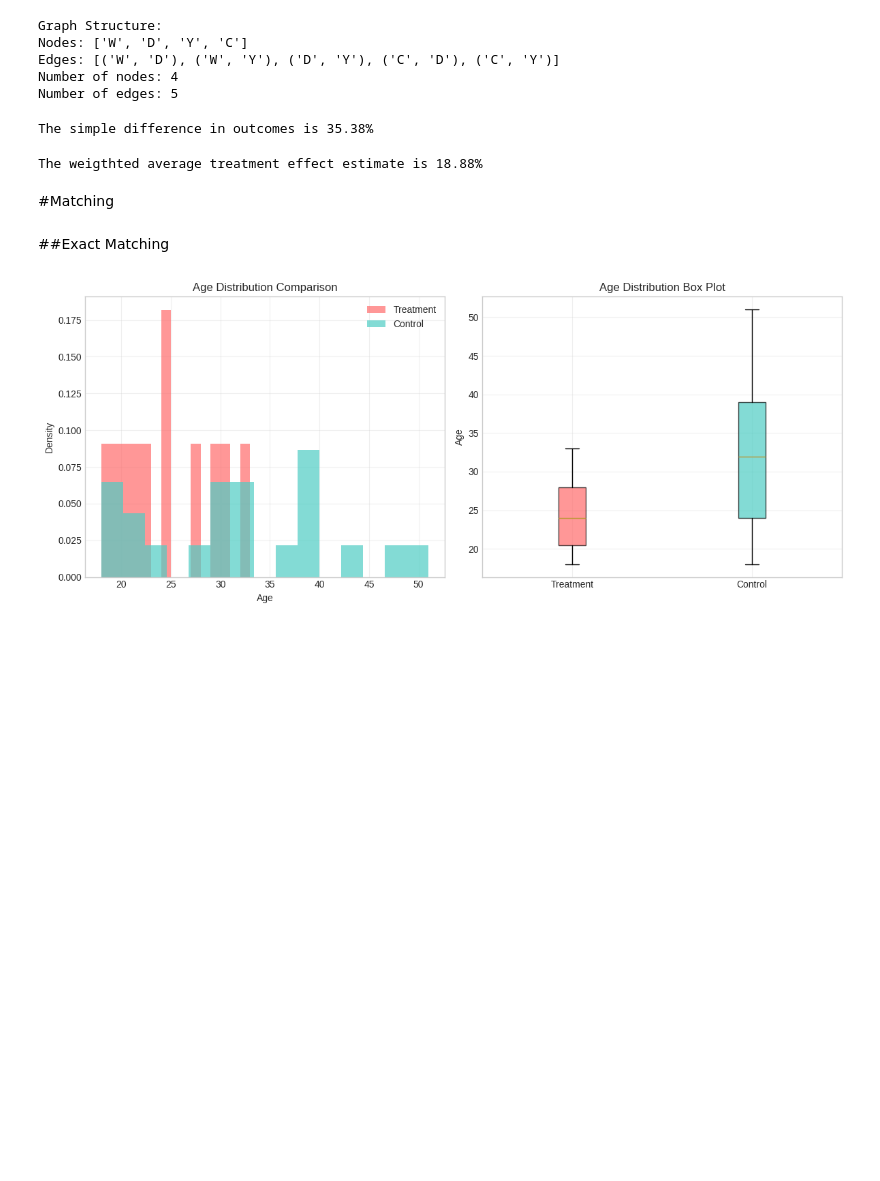
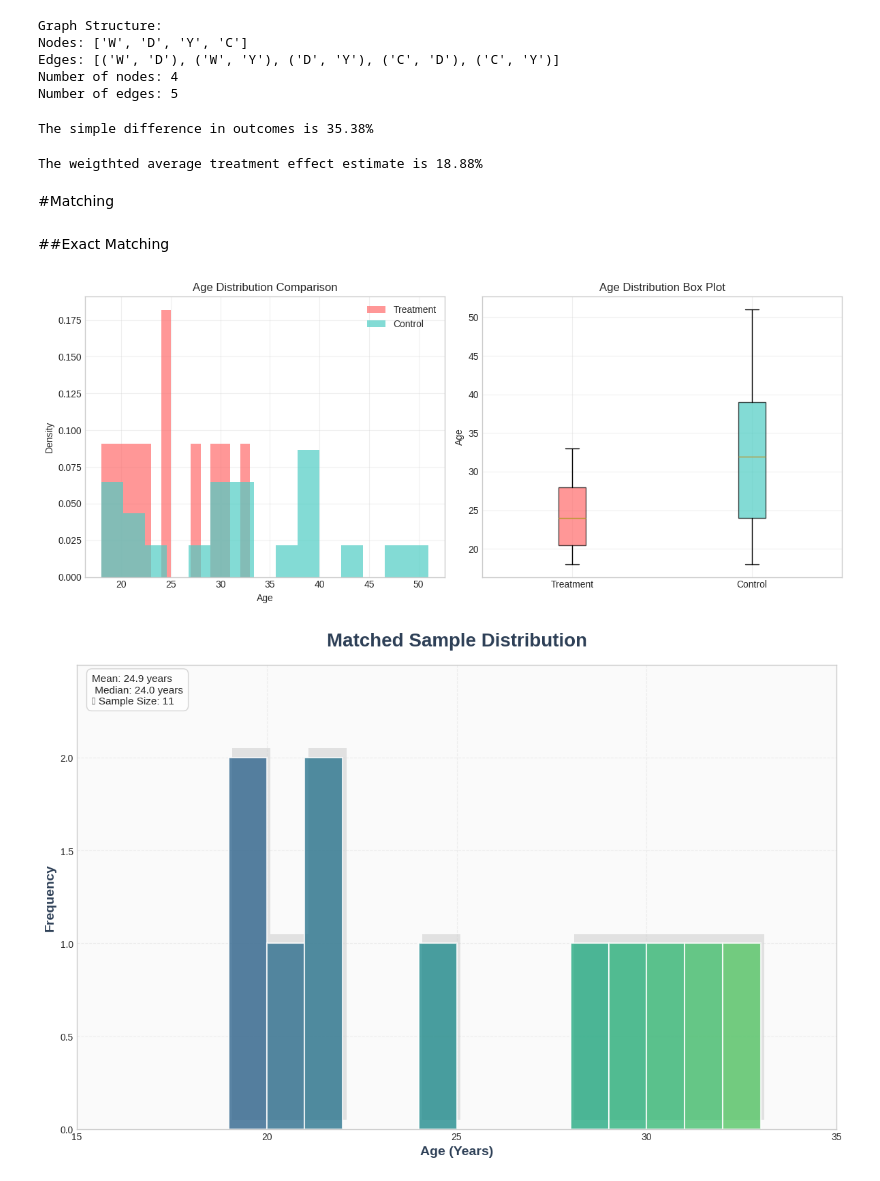
Before and after one commit to kabeerbora/ECON5625, a Jupyter notebook: Matching.ipynb, the cells around one changed output. Cells and saved outputs as stored; diff of their text form; code cells hidden in the pictures; blank space fills up the shorter version.

```diff
--- a/Matching.ipynb
+++ b/Matching.ipynb
@@ -215,3 +215,72 @@ plt.tight_layout()
 plt.show()
 # %% [output]
 [figure]
+# %%
+import matplotlib.pyplot as plt
+import numpy as np
+from matplotlib.patches import Rectangle
+import seaborn as sns
+
+# Set the style for a more beautiful plot
+plt.style.use('seaborn-v0_8-whitegrid')
+sns.set_palette("husl")
+
+# Sample data that matches the histogram pattern from the image
+ages = [19, 19, 20, 21, 21, 24, 28, 29, 30, 31, 32]
+
+# Create figure with custom size and DPI for crisp quality
+fig, ax = plt.subplots(figsize=(12, 8), dpi=100)
+
+# Create histogram with beautiful gradient colors
+n, bins, patches = ax.hist(ages, bins=range(15, 36, 1),
+                          edgecolor='white', linewidth=1.5, alpha=0.8)
+
+# Apply gradient colors to bars
+colors = plt.cm.viridis(np.linspace(0.2, 0.8, len(patches)))
+for patch, color in zip(patches, colors):
+    patch.set_facecolor(color)
+
+# Customize the plot with beautiful styling
+ax.set_title('Matched Sample Distribution', fontsize=20, fontweight='bold',
+             pad=20, color='#2E4057')
+ax.set_xlabel('Age (Years)', fontsize=14, fontweight='semibold', color='#2E4057')
+ax.set_ylabel('Frequency', fontsize=14, fontweight='semibold', color='#2E4057')
+
+# Set limits and ticks
+ax.set_xlim(15, 35)
+ax.set_ylim(0, 2.5)
+ax.set_xticks(range(15, 36, 5))
+ax.set_yticks([0, 0.5, 1, 1.5, 2])
+
+# Customize grid
+ax.grid(True, alpha=0.3, linestyle='--', linewidth=0.8)
+ax.set_axisbelow(True)
+
+# Add subtle background color
+ax.set_facecolor('#FAFAFA')
+
+# Customize spines
+for spine in ax.spines.values():
+    spine.set_color('#CCCCCC')
+    spine.set_linewidth(1)
+
+mean_age = np.mean(ages)
+median_age = np.median(ages)
+ax.text(0.02, 0.98, f'Mean: {mean_age:.1f} years\n Median: {median_age:.1f} years\n👥 Sample Size: {len(ages)}',
+        transform=ax.transAxes, fontsize=11, verticalalignment='top',
+        bbox=dict(boxstyle='round,pad=0.5', facecolor='white', alpha=0.8, edgecolor='#CCCCCC'))
+
+# Add a subtle shadow effect
+for patch in patches:
+    shadow = Rectangle((patch.get_x() + 0.1, patch.get_y() + 0.05),
+                      patch.get_width(), patch.get_height(),
+                      facecolor='gray', alpha=0.2, zorder=0)
+    ax.add_patch(shadow)
+
+# Adjust layout for better spacing
+plt.tight_layout()
+
+# Show the plot
+plt.show()
+# %% [output]
+[figure, added]
```
